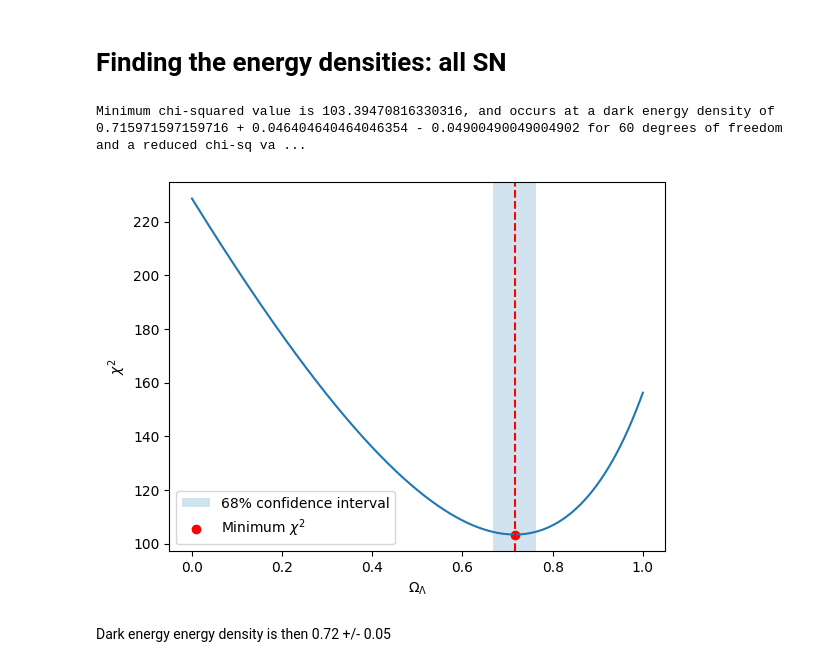
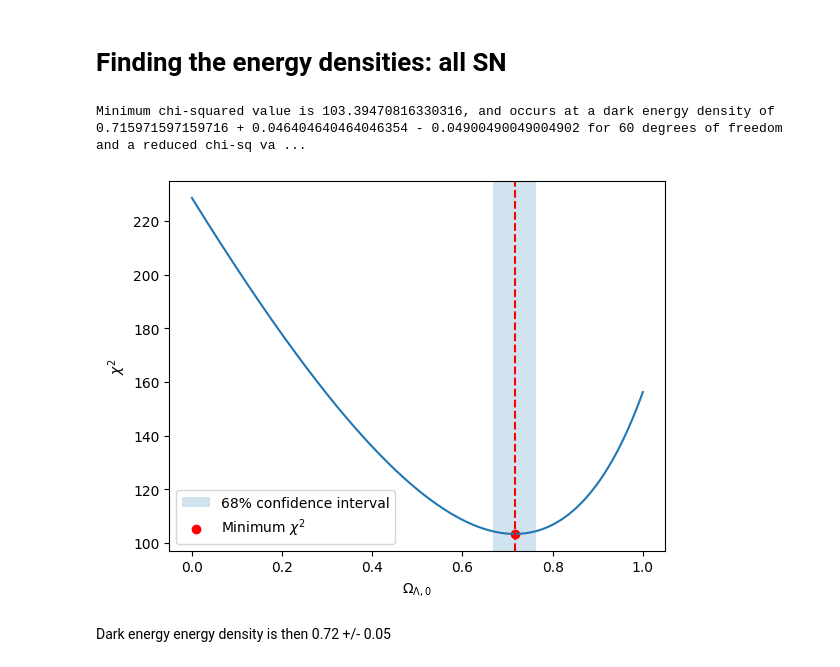
Before and after one commit to LightningMinion/Supernova-Cosmology, a Jupyter notebook: extension-code.ipynb, the cells around one changed output. Saved outputs shown, nothing was run; the diff lists cells and outputs as text; code cells hidden in the pictures.

```diff
--- a/main-code v4.ipynb
+++ b/extension-code.ipynb
@@ -203,35 +203,35 @@ for trial_DE in trial_DE_vals:
         mag_actual = sn_mag[i2]
         mag_actual_err = sn_mag_err[i2]
         sq_norm_resid = ((mag_predicted - mag_actual)/mag_actual_err)**2
         chisquared_vals[i1] += sq_norm_resid
         #print(f"redshift: {redshift}, mag_pred: {mag_predicted}, mag_act: {mag_actual}, chisq: {sq_norm_resid}, tally: {chisquared_vals[i1]}")
     i1 += 1
 #print(chisquared_vals)
 index_min_chisq = np.argmin(chisquared_vals)
 min_chisq_val = chisquared_vals[index_min_chisq]
 optimised_DE2 = trial_DE_vals[index_min_chisq]
 greaterchisq = chisquared_vals[index_min_chisq:]
 lowerchisq = chisquared_vals[:index_min_chisq]
 lower_err_index = len(lowerchisq[lowerchisq>=(min_chisq_val+1)]) - 1
 upper_err_index = np.argmax(greaterchisq>=min_chisq_val+1) + index_min_chisq
 lower_bound = trial_DE_vals[lower_err_index]
 upper_bound = trial_DE_vals[upper_err_index]
 #print(greaterchisq)
 #print(chisquared_vals)
 print(f"Minimum chi-squared value is {min_chisq_val}, and occurs at a dark energy density of {optimised_DE2} + {upper_bound-optimised_DE2} - {optimised_DE2-lower_bound} for {DoF} degrees of freedom and a reduced chi-sq value of {min_chisq_val/DoF}")
 plt.figure()
 plt.plot(trial_DE_vals, chisquared_vals)
 plt.axvspan(lower_bound, upper_bound, alpha = 0.2, label = "68% confidence interval")
 plt.scatter(optimised_DE2, min_chisq_val, label = "Minimum ${χ^{2}}$", color = "red")
 plt.axvline(optimised_DE2, 0, color = "red", linestyle = "--")
 plt.ylabel("${χ^{2}}$")
-plt.xlabel("${Ω_{Λ}}$")
+plt.xlabel("${Ω_{Λ,0}}$")
 plt.legend()
 plt.savefig("chisq-plot-DE-density-allSN.png", bbox_inches = "tight")
 plt.show()
 # %% [output]
 Minimum chi-squared value is 103.39470816330316, and occurs at a dark energy density of 0.715971597159716 + 0.046404640464046354 - 0.04900490049004902 for 60 degrees of freedom and a reduced chi-sq va ...
-[figure, old version]
+[figure, new version]
 # %% [markdown]
 Dark energy energy density is then 0.72 +/- 0.05
 # %% [markdown]
```
Also changed, not shown: parts of 1 cell of this notebook, 3 other files.
